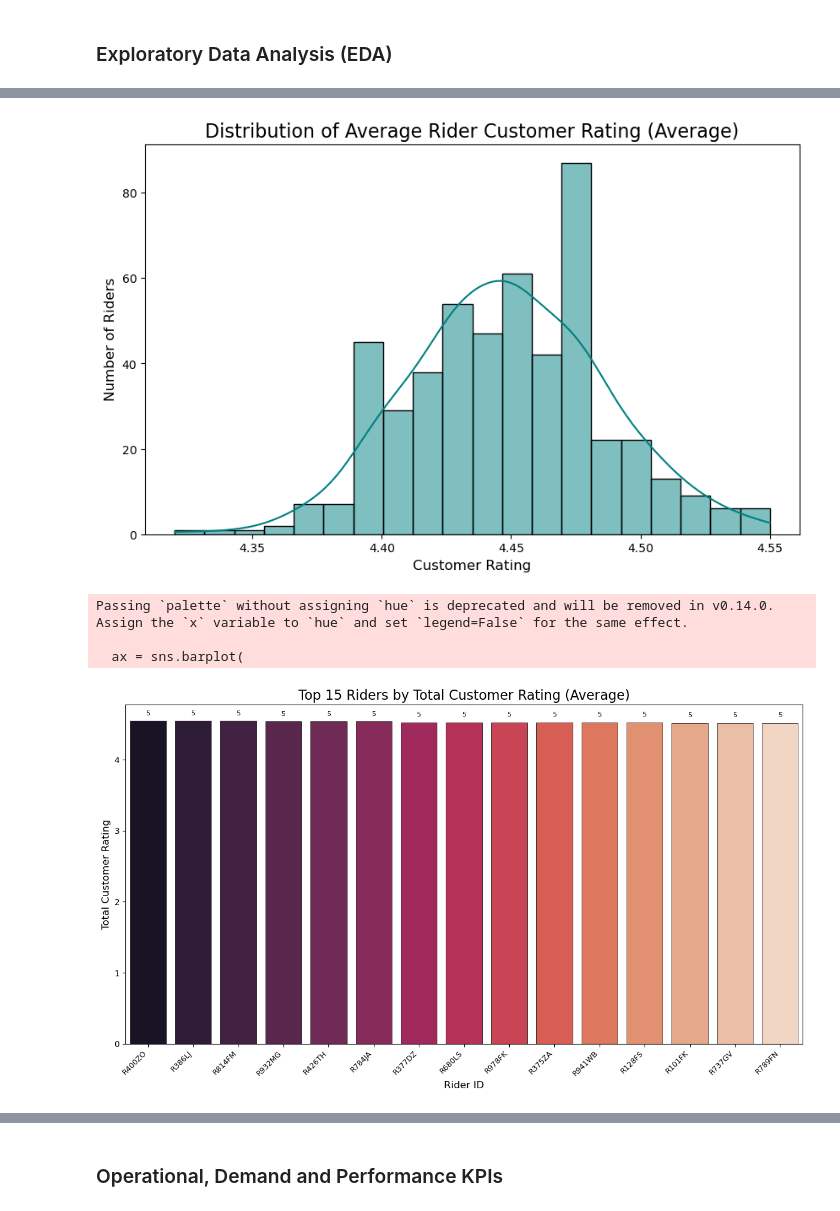
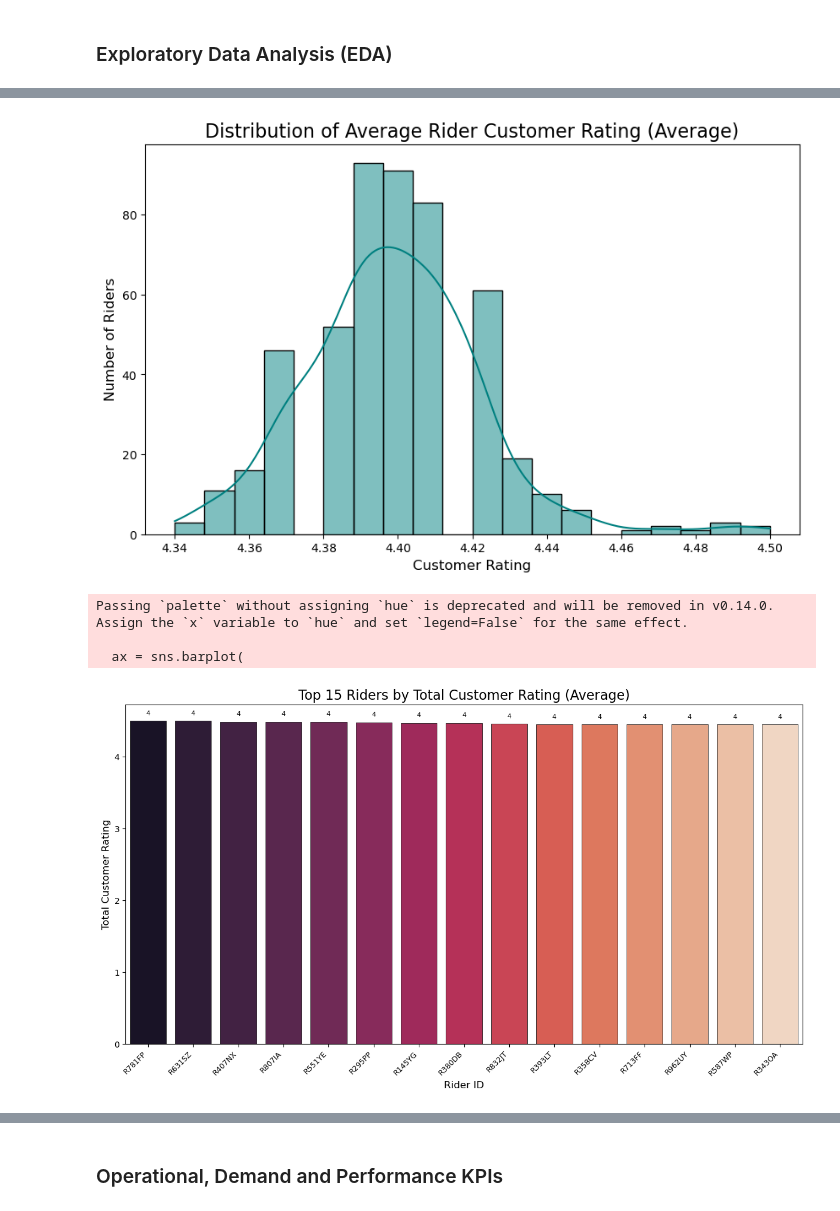
Before and after one commit to devkoustavdas/python-programming-challenges, a Jupyter notebook: LEVEL 4/11-bikeRidersAnalysis.ipynb, the cells around one changed output, grey strips where cells are left out. Saved outputs shown, nothing was run; the diff lists cells and outputs as text; code cells hidden in the pictures.

```diff
--- a/LEVEL 4/11-bikeRidersAnalysis.ipynb
+++ b/LEVEL 4/11-bikeRidersAnalysis.ipynb
@@ -282,9 +341,9 @@ Passing `palette` without assigning `hue` is deprecated and will be removed in v
   ax = sns.barplot(
 [figure]
 # %%
-plot_rider_metrics(df_grouped, metric_col="customer_rating", title_suffix="(Average)")
+plot_rider_metrics(rider_features_grouped, metric_col="customer_rating", title_suffix="(Average)")
 # %% [output]
-[figure, old version]
+[figure, new version]
 Passing `palette` without assigning `hue` is deprecated and will be removed in v0.14.0. Assign the `x` variable to `hue` and set `legend=False` for the same effect.
 
   ax = sns.barplot(
```
Also changed, not shown: parts of 45 cells of this notebook, 1 other file.
